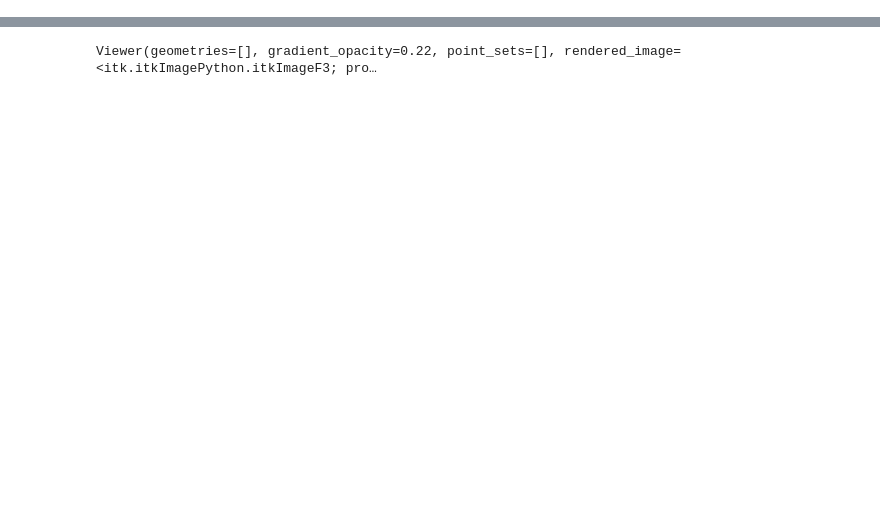
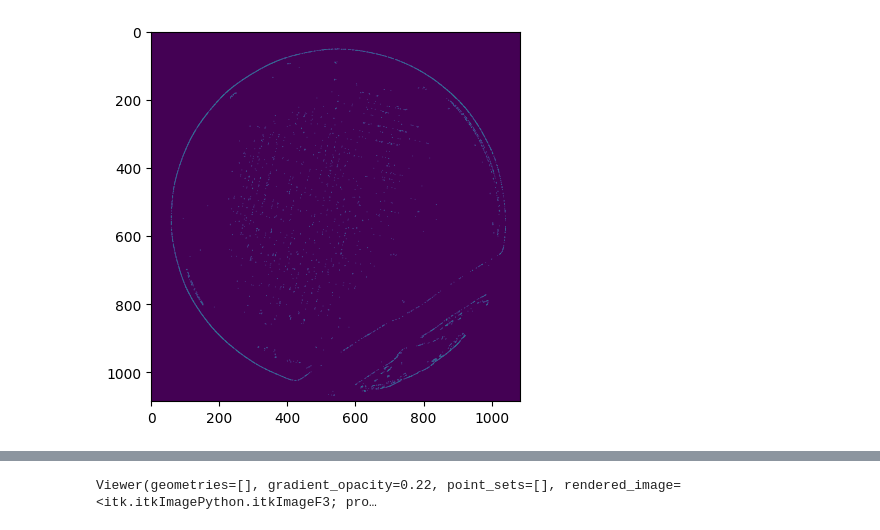
Before and after one commit to tpasfieldERAU/MA390-490_PNNL, a Jupyter notebook: datavis.ipynb, the cells around one changed output, grey strips where cells are left out. Cells and saved outputs as stored; diff of their text form; code cells hidden in the pictures; blank space fills up the shorter version.

```diff
--- a/datavis.ipynb
+++ b/datavis.ipynb
@@ -43,0 +51,9 @@ volume = itk.imread(imageSet)
+# %%
+testing = img1[:,:,700]
+# ret, mat = cv.threshold(testing, 4, 255, cv.THRESH_BINARY)
+mat = cv.Canny(testing, 45, 45)
+
+plt.imshow(mat)
+plt.show()
+# %% [output]
+[figure, added]
```
Also changed, not shown: parts of 12 cells of this notebook.
